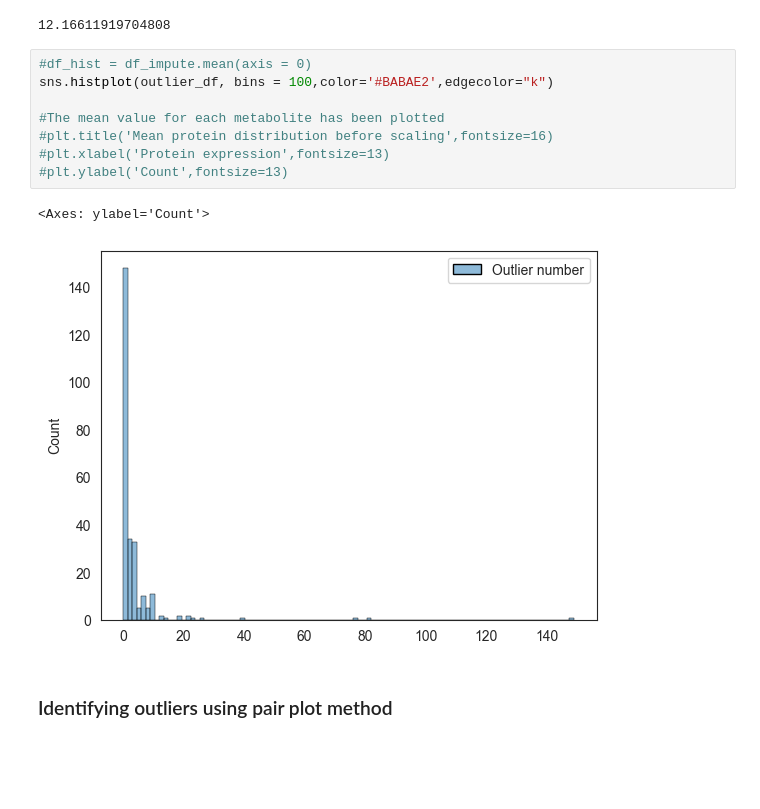
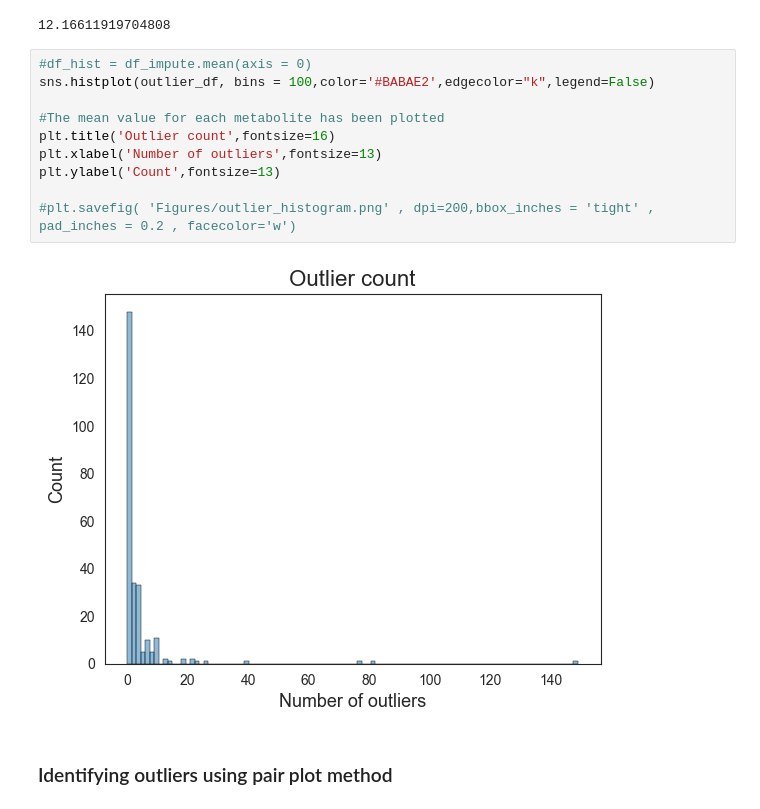
Before and after one commit to j-keung/multiomics-pathway-analysis, a Jupyter notebook: Protein_pre_processing.ipynb, the cells around one changed output. Cells and saved outputs as stored; diff of their text form; blank space fills up the shorter version.

Commit message:
extra omics figures

```diff
--- a/Protein_pre_processing.ipynb
+++ b/Protein_pre_processing.ipynb
@@ -471,15 +470,16 @@ outlier_df['Outlier number'].std()  #12.17
 12.16611919704808
 # %%
 #df_hist = df_impute.mean(axis = 0)
-sns.histplot(outlier_df, bins = 100,color='#BABAE2',edgecolor="k")
+sns.histplot(outlier_df, bins = 100,color='#BABAE2',edgecolor="k",legend=False)
 
 #The mean value for each metabolite has been plotted
-#plt.title('Mean protein distribution before scaling',fontsize=16)
-#plt.xlabel('Protein expression',fontsize=13)
-#plt.ylabel('Count',fontsize=13)
+plt.title('Outlier count',fontsize=16)
+plt.xlabel('Number of outliers',fontsize=13)
+plt.ylabel('Count',fontsize=13)
+
+#plt.savefig( 'Figures/outlier_histogram.png' , dpi=200,bbox_inches = 'tight' , pad_inches = 0.2 , facecolor='w')
 # %% [output]
-<Axes: ylabel='Count'>
-[figure, old version]
+[figure, new version]
 # %% [markdown]
 ### Identifying outliers using pair plot method
 # %%
```
Also changed, not shown: parts of 3 cells of this notebook, 2 other files.
